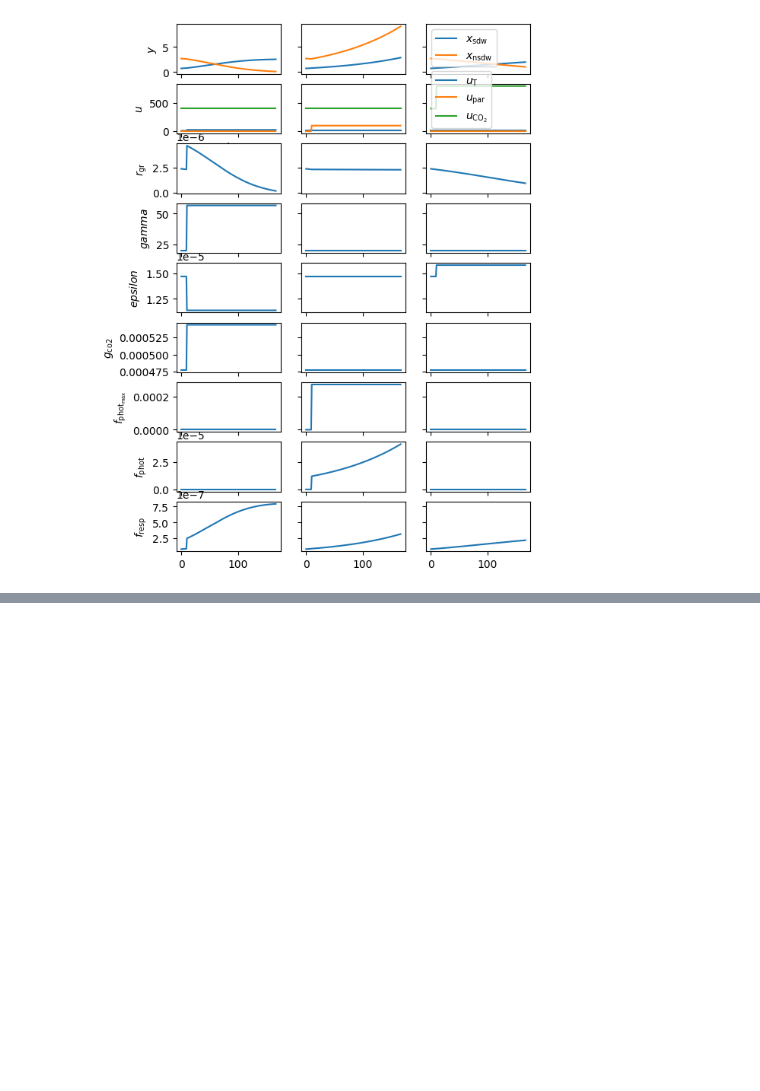
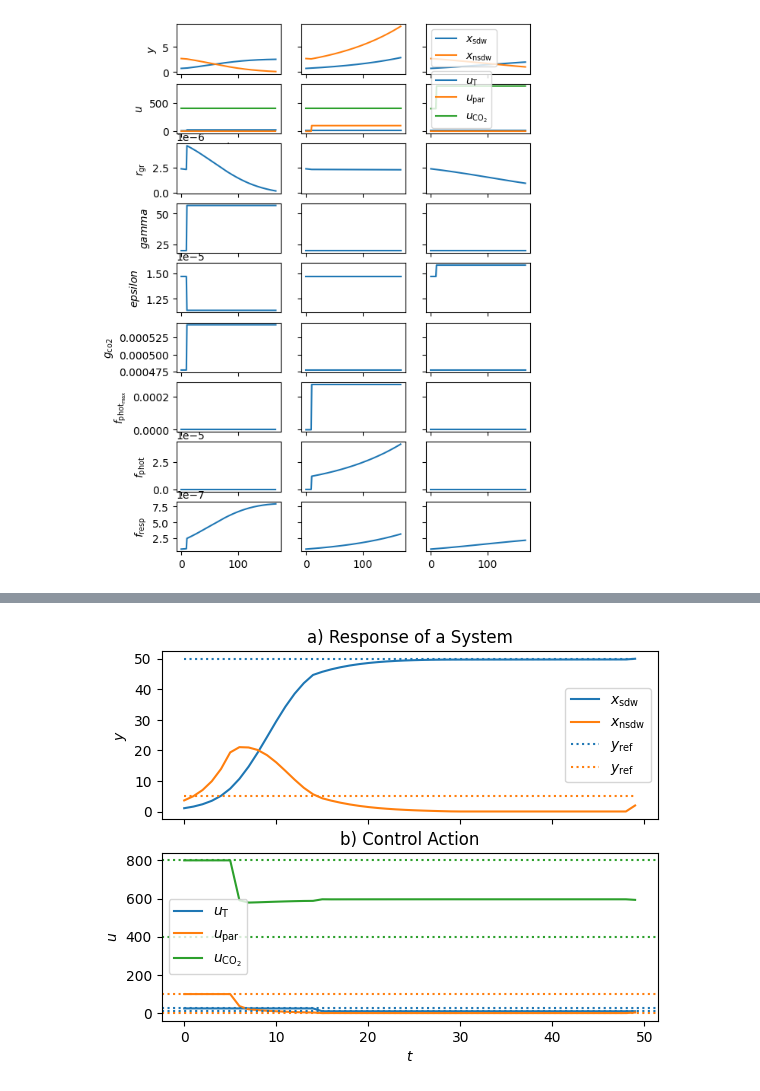
Before and after one commit to MarekWadinger/ecompc-greenhouse-platform, a Jupyter notebook: main.ipynb, the cells around one changed output, grey strips where cells are left out. Saved outputs shown, nothing was run; the diff lists cells and outputs as text; code cells hidden in the pictures; blank space fills up the shorter version.

```diff
--- a/main.ipynb
+++ b/main.ipynb
@@ -118,0 +194,16 @@ plt.show()
+# %%
+t_out, y_out, u_out = simulate(
+    lettuce_growth_model, u=sol.value(U).T, sim_time=50, t_s=86400, x0=x0
+)
+# %%
+plot_response(
+    t_out,
+    y_out,
+    u_out,
+    y_ref=[x_ref] * N,
+    u_min=u_min,
+    u_max=u_max,
+)
+plt.show()
+# %% [output]
+[figure, added]
```
Also changed, not shown: parts of 5 cells of this notebook, 1 other file.
